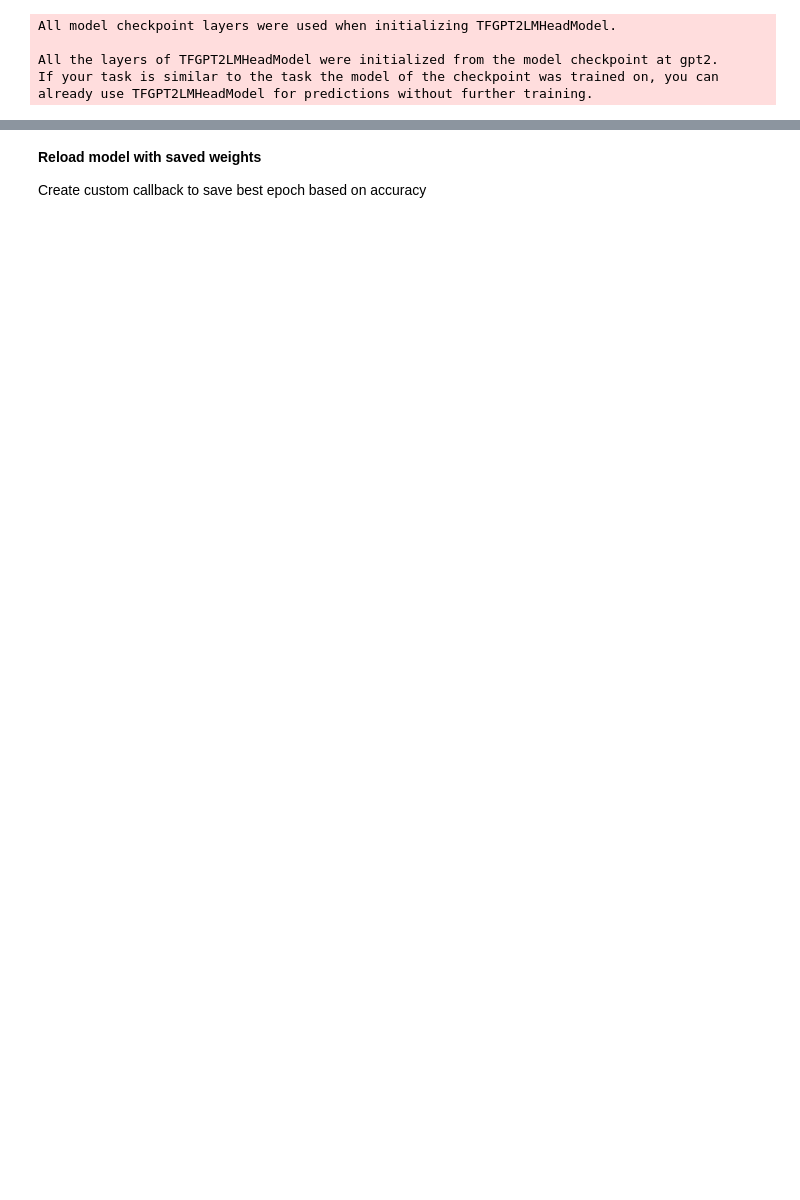
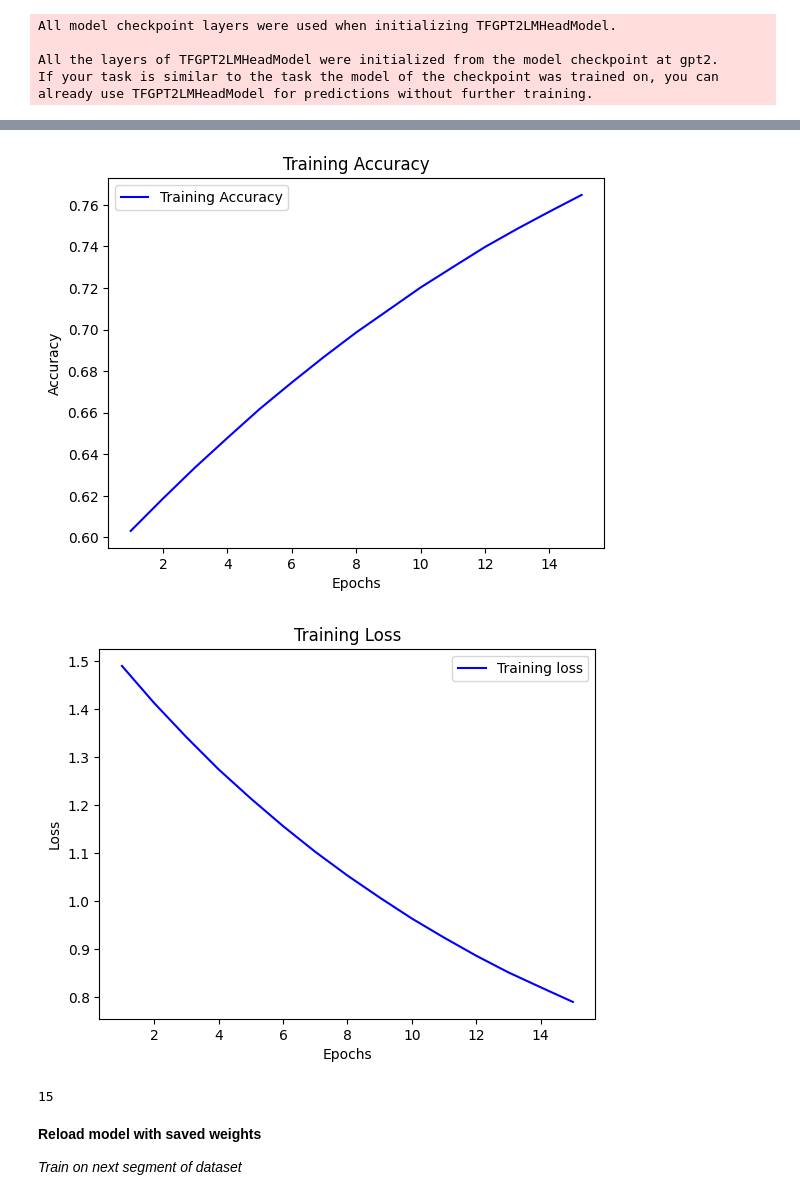
Before and after one commit to thestianchris/FakeReviewDetect, a Jupyter notebook: gpt2-generator-larger.ipynb, the cells around one changed output, grey strips where cells are left out. Saved outputs shown, nothing was run; the diff lists cells and outputs as text; code cells hidden in the pictures; blank space fills up the shorter version.

```diff
--- a/gpt2-generator-larger.ipynb
+++ b/gpt2-generator-larger.ipynb
@@ -98,5 +109,5 @@ model_checkpoint_callback = tf.keras.callbacks.ModelCheckpoint(
     mode='auto',
     save_best_only=True)
 # %%
-history = model.fit(dataset, epochs=2,callbacks=[model_checkpoint_callback])
+history = model.fit(dataset,epochs=15,callbacks=[model_checkpoint_callback])
 # %% [output]
@@ -109,0 +133,35 @@ model.save_weights("model.h5")
+# %%
+import matplotlib.pyplot as plt
+
+#plot of the accuracy
+def plot_acc():
+    history_dict = history.history
+    history_dict.keys() # the data gathered during training
+    plt.clf()
+    acc = history_dict['accuracy']
+    epochs = range(1, len(acc) + 1)
+    solid_blue_line = 'b'
+    blue_dots = 'bo'
+
+    plt.plot(epochs, acc, solid_blue_line, label = 'Training Accuracy')
+    plt.title('Training Accuracy')
+    plt.xlabel('Epochs')
+    plt.ylabel('Accuracy')
+    plt.legend()
+    plt.show()
+
+#plot of the loss
+def plot_loss():
+    history_dict = history.history
+    history_dict.keys()
+    loss = history_dict['loss']
+    epochs = range(1, len(loss) + 1)
+    solid_blue_line = 'b'
+    blue_dots = 'bo'
+
+    plt.plot(epochs, loss, solid_blue_line, label = 'Training loss')
+    plt.title('Training Loss')
+    plt.xlabel('Epochs')
+    plt.ylabel('Loss')
+    plt.legend()
+    plt.show()
@@ -109,0 +175,2 @@ model.save_weights("model.h5")
+# %%
+history = model.fit(dataset,epochs=15,callbacks=[model_checkpoint_callback])
@@ -110,4 +195,13 @@ model.save_weights("model.h5")
+# %%
+plot_acc()
+plot_loss()
+early_stopping_epoch = np.argmax(history.history["accuracy"])+1
+print(early_stopping_epoch)
+# %% [output]
+[figure, added]
+[figure, added]
+15
 # %% [markdown]
 **Reload model with saved weights**
 
-Create custom callback to save best epoch based on accuracy
+*Train on next segment of dataset*
```
Also changed, not shown: parts of 34 cells of this notebook.
